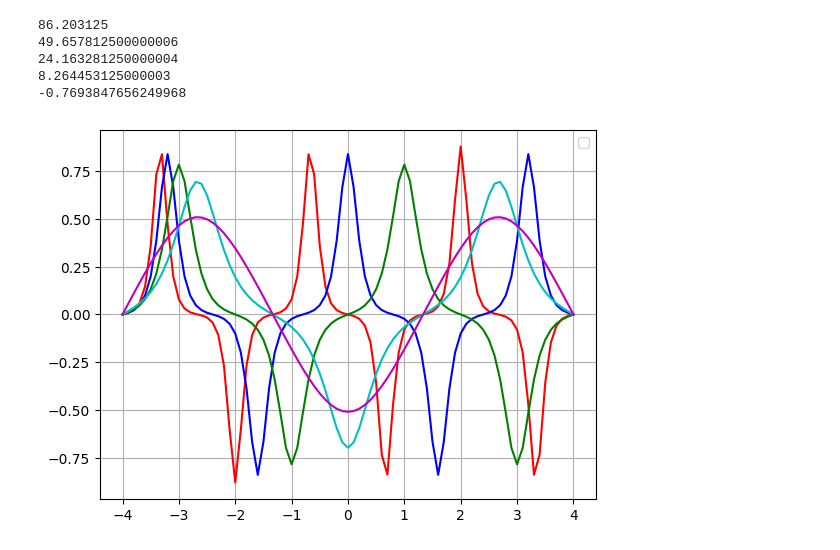
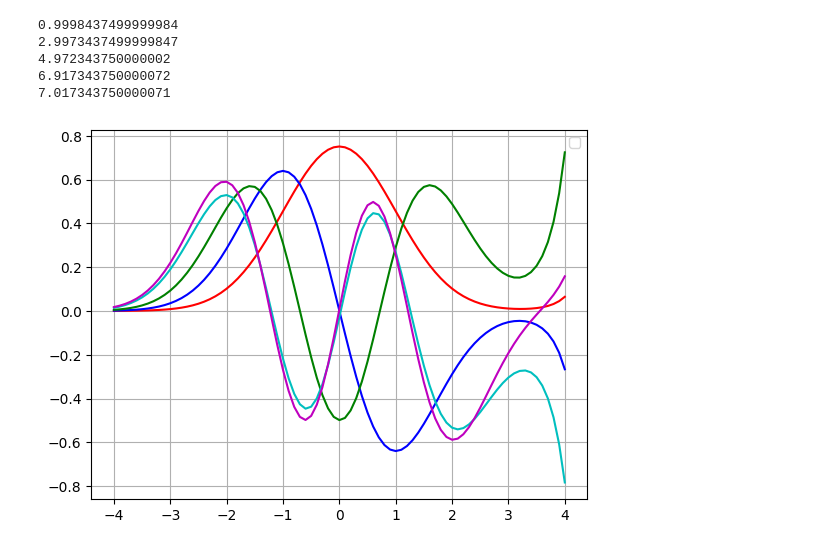
Before and after one commit to jackroedel/Amath-481, a Jupyter notebook: HW2.ipynb, the cells around one changed output. Drawn from its saved outputs; the diff is of its cells as text; code cells hidden in the pictures.

```diff
--- a/HW2.ipynb
+++ b/HW2.ipynb
@@ -2,61 +2,63 @@
 import numpy as np
 from scipy.integrate import odeint
 import matplotlib.pyplot as plt
+from scipy.integrate import solve_ivp
 
 # Define the ODE system
-def shoot2(x, dummy, eps):
-    return [x[1], (eps - x[0]**2) * x[0]]  # harmonic oscillator potential
+def shoot2(phi, x, eps):
+    return [phi[1], (x**2 - eps) * phi[0]]
 
 # Parameters
 tol = 1e-4  # tolerance level for eigenvalue convergence
 col = ['r', 'b', 'g', 'c', 'm', 'k']  # colors for plotting eigenfunctions
-eps0 = 100  # initial eigenvalue guess
-A = 1  # initial value for eigenfunction at x=0
-x0 = [0, A]  # boundary conditions (phi(0) = 0, dphi(0)/dx = A)
+eps0 = 0.75  # initial eigenvalue guess
+
 xp = [-4, 4]  # domain boundaries (L = 4)
 xshoot = np.arange(xp[0], xp[1]+0.1, 0.1)  # spatial grid
 
 eps_start = eps0  # starting value of beta (initial guess for eigenvalue)
 
 eigenfunc_matrix = []
 eigenvalues = []
 
 # Begin mode loop to find and plot the first 5 eigenfunctions
 for modes in range(1, 6):
     eps = eps_start  # initial eigenvalue guess for the current mode
     deps = eps0 / 100  # step size for adjusting beta during shooting
+
+    #A = np.sqrt(16-eps) # initial value for eigenfunction at x=0
+    phi0 = [np.exp(np.sqrt(16-eps)*(-4)), np.sqrt(16-eps) * np.exp(np.sqrt(16-eps) * (-4))]  # boundary conditions (phi(-4) = exp(sqrt(16-e)*x), dphi(0)/dx = A)
+
     for _ in range(1000):  # convergence loop for shooting method
-        y = odeint(shoot2, x0, xshoot, args=(eps,))  # solve ODE
+        y = odeint(shoot2, phi0, xshoot, args=(eps,))  # solve ODE
 
         if abs(y[-1, 0] - 0) < tol:  # check if solution converged
             print(eps)  # eigenvalue found
             eigenvalues.append(eps)
             break
 
         # Adjust beta based on the sign of the solution at the boundary
-        if (-1) ** (modes + 1) * y[-1, 0] > 0:
-            eps -= deps  # decrease beta if overshot
+        if (-1) ** (modes) * y[-1, 0] < 0:
+            eps += deps  # Decrease beta if under
         else:
-            eps += deps / 2  # increase beta and reduce step size
+            eps -= deps  # Increase beta and reduce step size
             deps /= 2
-
-    eps_start = eps - 0.1  # update beta for next mode
-
+    eps_start = eps + 0.1  # update beta for next mode
     # Normalize the eigenfunction
     norm = np.trapz(y[:, 0]**2, xshoot)
     eigenfunc_matrix.append(np.abs(y[:, 0] / np.sqrt(norm)))
     plt.plot(xshoot, y[:, 0] / np.sqrt(norm), col[modes - 1])  # plot eigenfunction
 
 # Plot results
 plt.legend()
 plt.grid(True)
 plt.show()
 A1 = np.array(eigenfunc_matrix).T
-A2 = np.array(eigenvalues).reshape(1,5)
+A2 = np.array(eigenvalues)
 # %% [output]
-86.203125
-49.657812500000006
-24.163281250000004
-8.264453125000003
--0.7693847656249968
+0.9998437499999984
+2.9973437499999847
+4.972343750000002
+6.917343750000072
+7.017343750000071
-[figure, old version]
+[figure, new version]
```
